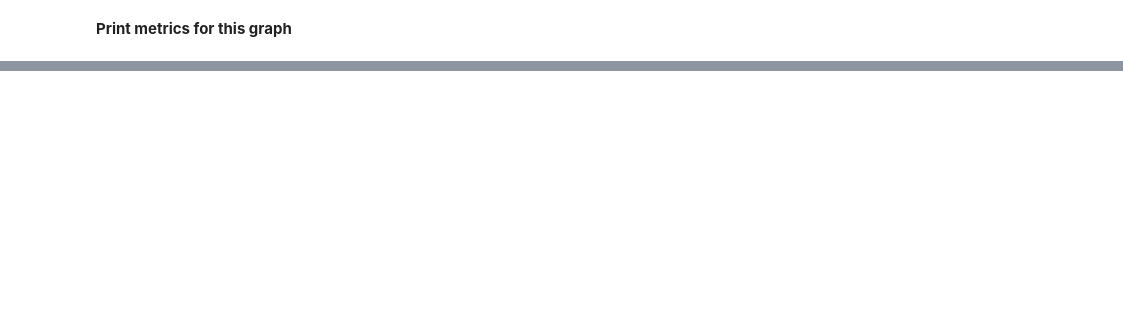
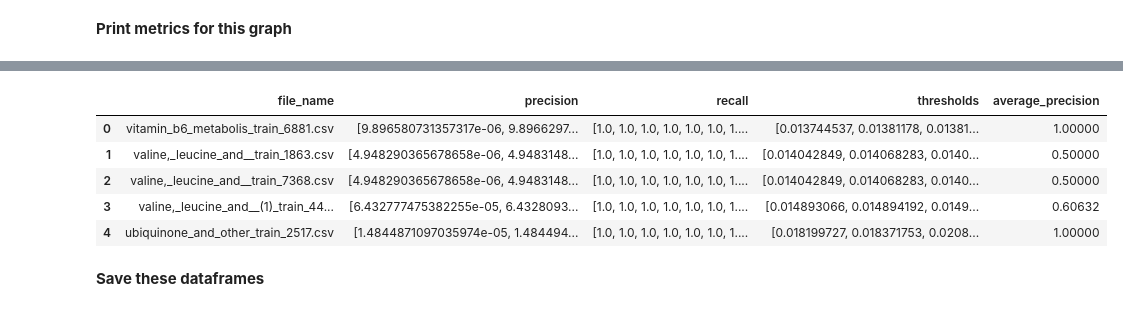
Before and after one commit to sumedhars/csc7901-ml-capstone, a Jupyter notebook: train_and_eval_gnn.ipynb, the cells around one changed output, grey strips where cells are left out. Saved outputs shown, nothing was run; the diff lists cells and outputs as text; code cells hidden in the pictures; blank space fills up the shorter version.

```diff
--- a/train_and_eval_gnn.ipynb
+++ b/train_and_eval_gnn.ipynb
@@ -452,0 +493,23 @@ Precision: 0.1270, Recall: 1.0000, F1: 0.2254
+# %%
+test_rows = []
+for fn, info in test_prc.items():
+    test_rows.append({
+      'file_name': fn,
+      'precision': info['precision'],
+      'recall': info['recall'],
+      'thresholds': info['thresholds'],
+      'average_precision': info['average_precision']
+    })
+
+test_prc_df = pd.DataFrame(test_rows)
+# %%
+test_prc_df.head()
+# %% [output]
+|  | file_name | precision | recall | thresholds | average_precision |
+| 0 | vitamin_b6_metabolis_train_6881.csv | [9.896580731357317e-06, 9.8966297... | [1.0, 1.0, 1.0, 1.0, 1.0, 1.0, 1.... | [0.013744537, 0.01381178, 0.01381... | 1.00000 |
+| 1 | valine,_leucine_and__train_1863.csv | [4.948290365678658e-06, 4.9483148... | [1.0, 1.0, 1.0, 1.0, 1.0, 1.0, 1.... | [0.014042849, 0.014068283, 0.0140... | 0.50000 |
+| 2 | valine,_leucine_and__train_7368.csv | [4.948290365678658e-06, 4.9483148... | [1.0, 1.0, 1.0, 1.0, 1.0, 1.0, 1.... | [0.014042849, 0.014068283, 0.0140... | 0.50000 |
+| 3 | valine,_leucine_and__(1)_train_44... | [6.432777475382255e-05, 6.4328093... | [1.0, 1.0, 1.0, 1.0, 1.0, 1.0, 1.... | [0.014893066, 0.014894192, 0.0149... | 0.60632 |
+| 4 | ubiquinone_and_other_train_2517.csv | [1.4844871097035974e-05, 1.484494... | [1.0, 1.0, 1.0, 1.0, 1.0, 1.0, 1.... | [0.018199727, 0.018371753, 0.0208... | 1.00000 |
+# %% [markdown]
+**Save these dataframes**
```
Also changed, not shown: parts of 23 cells of this notebook, 2 other files.
